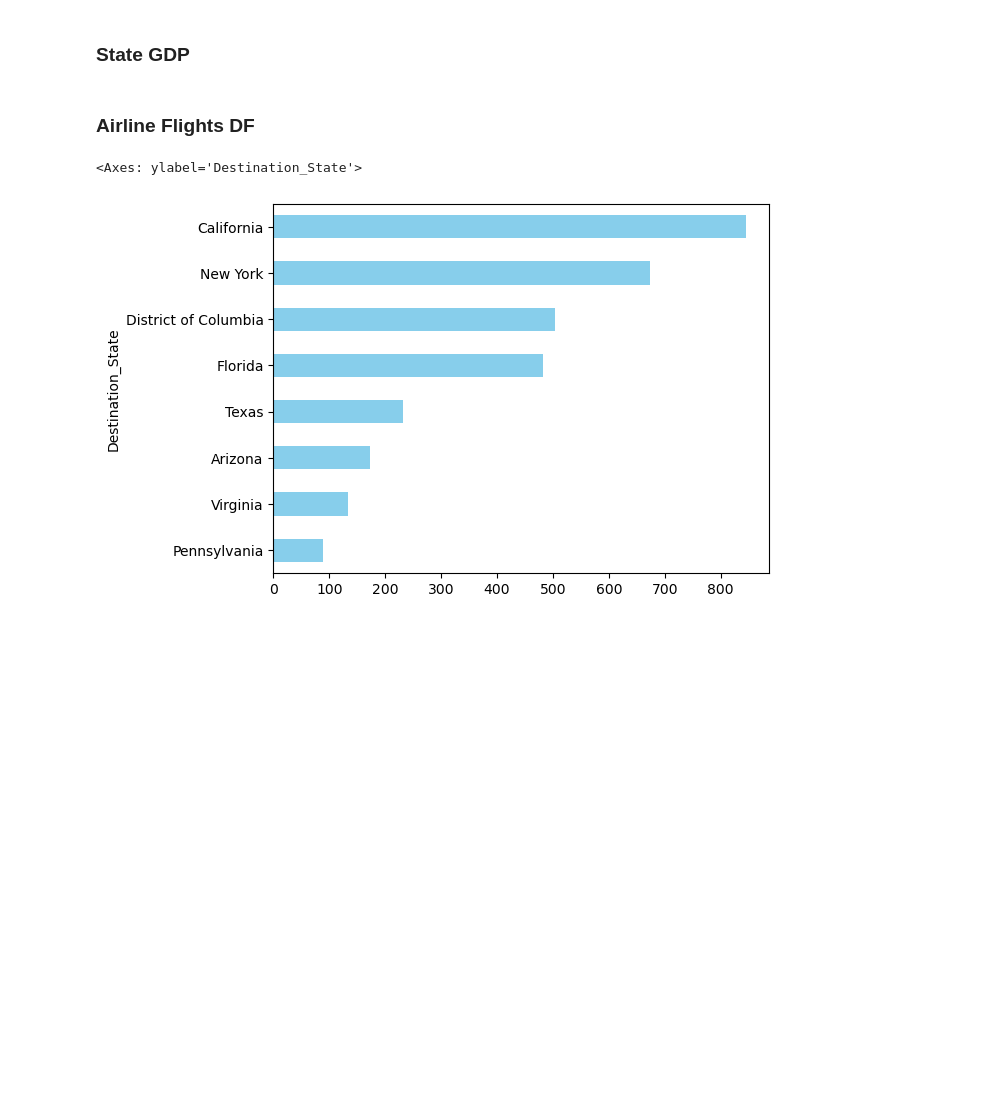
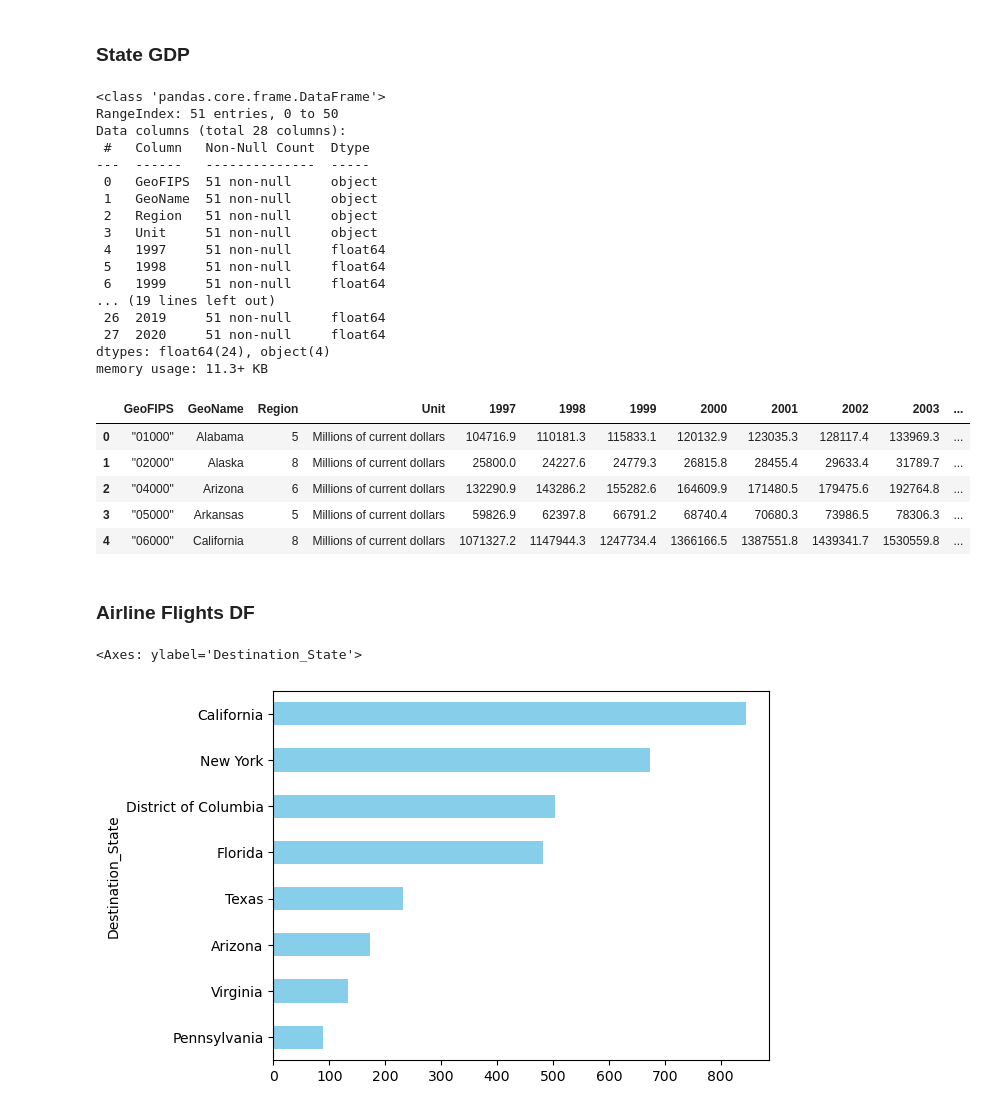
Before and after one commit to cosmopaladin/project-1, a Jupyter notebook: project1.ipynb, the cells around one changed output. Drawn from its saved outputs; the diff is of its cells as text; code cells hidden in the pictures; blank space fills up the shorter version.

```diff
--- a/project1.ipynb
+++ b/project1.ipynb
@@ -12,19 +12,43 @@ warnings.filterwarnings("ignore")
 # %%
 gdp_state = pd.read_csv('Data/USGDP_1997_2020.csv')
 
 gdp_state = gdp_state[gdp_state.GeoName != 'United States *']
 gdp_state = gdp_state.loc[gdp_state['Description'] == 'All industry total']
 gdp_state = gdp_state.drop(['IndustryClassification', 'Description', 'LineCode', 'TableName'], axis=1).reset_index(drop=True)
 gdp_state = gdp_state.iloc[:-8, :]
 for year in range(1997, 2021):
     gdp_state[str(year)] = pd.to_numeric(gdp_state[str(year)])
 
 # toggle info views
-# gdp_state.head()
-# gdp_state.info()
-# gdp_state.isna().sum()
+gdp_state.head()
+gdp_state.info()
+gdp_state.isna().sum()
 
-# gdp_state.head()
+gdp_state.head()
+# %% [output]
+<class 'pandas.core.frame.DataFrame'>
+RangeIndex: 51 entries, 0 to 50
+Data columns (total 28 columns):
+ #   Column   Non-Null Count  Dtype
+---  ------   --------------  -----
+ 0   GeoFIPS  51 non-null     object
+ 1   GeoName  51 non-null     object
+ 2   Region   51 non-null     object
+ 3   Unit     51 non-null     object
+ 4   1997     51 non-null     float64
+ 5   1998     51 non-null     float64
+ 6   1999     51 non-null     float64
+... (19 lines left out)
+ 26  2019     51 non-null     float64
+ 27  2020     51 non-null     float64
+dtypes: float64(24), object(4)
+memory usage: 11.3+ KB
+|  | GeoFIPS | GeoName | Region | Unit | 1997 | 1998 | 1999 | 2000 | 2001 | 2002 | 2003 | ... |
+| 0 | "01000" | Alabama | 5 | Millions of current dollars | 104716.9 | 110181.3 | 115833.1 | 120132.9 | 123035.3 | 128117.4 | 133969.3 | ... |
+| 1 | "02000" | Alaska | 8 | Millions of current dollars | 25800.0 | 24227.6 | 24779.3 | 26815.8 | 28455.4 | 29633.4 | 31789.7 | ... |
+| 2 | "04000" | Arizona | 6 | Millions of current dollars | 132290.9 | 143286.2 | 155282.6 | 164609.9 | 171480.5 | 179475.6 | 192764.8 | ... |
+| 3 | "05000" | Arkansas | 5 | Millions of current dollars | 59826.9 | 62397.8 | 66791.2 | 68740.4 | 70680.3 | 73986.5 | 78306.3 | ... |
+| 4 | "06000" | California | 8 | Millions of current dollars | 1071327.2 | 1147944.3 | 1247734.4 | 1366166.5 | 1387551.8 | 1439341.7 | 1530559.8 | ... |
 # %% [markdown]
 ### Airline Flights DF
 # %%
```
Also changed, not shown: parts of 4 cells of this notebook, 8 other files.
